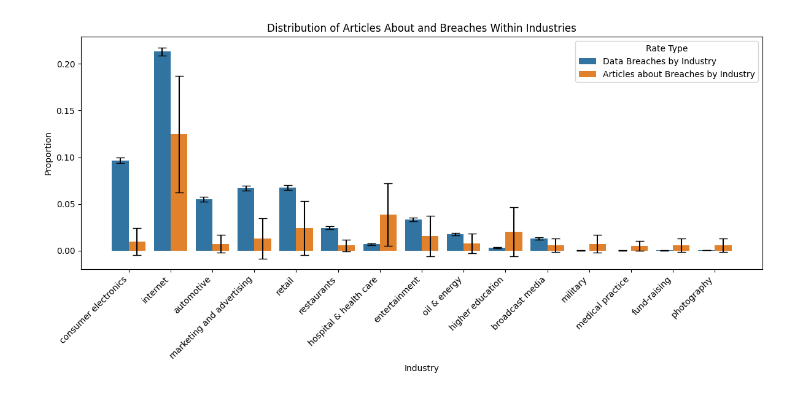
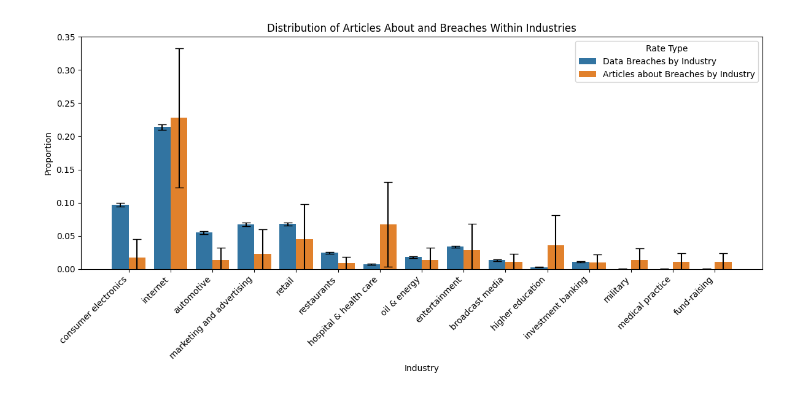
Before and after one commit to Pop101/BreachNews, a Jupyter notebook: viz/distrib_differences/industry_distrib_diff.ipynb, the cells around one changed output. Saved outputs shown, nothing was run; the diff lists cells and outputs as text; code cells hidden in the pictures.

Commit message:
Same fixes, different chart

```diff
--- a/viz/distrib_differences/industry_distrib_diff.ipynb
+++ b/viz/distrib_differences/industry_distrib_diff.ipynb
@@ -20,7 +20,7 @@ df_breach     = pd.read_csv("../../data/article_company_breach/left_joined_breac
 # %%
 # Bootstrap CI for the number of articles per industry
 def calc_distrib(subdf):
-    return subdf["industry"].value_counts() / len(subdf)
+    return subdf["industry"].value_counts() / subdf["industry"].count()
 
 base_rates   = bootstrap_ci(df_company, calc_distrib, frac=1, n=1000)
 breach_rates = bootstrap_ci(df_breach, calc_distrib, frac=1, n=1000)
@@ -45,7 +45,9 @@ def ci_diff(ci_x, ci_y):
         return ci_y[0] - ci_x[1]
     else:
         # Ideally, return 0, but so that some of the options still mean something, return a small value
-        return 1e-10 * np.mean([ci_x[1] - ci_y[0], ci_y[1] - ci_x[0]])
+        return 1e-20 * np.abs(np.mean(ci_x) - np.mean(ci_y))
 
 df["max_diff"] = df.apply(lambda x: ci_diff(x["count_base"], x["count_breach"]), axis=1)
 selected_industries = df.sort_values("max_diff", ascending=False).head(N).index
+
+selected_industries = ['consumer electronics', 'internet', 'automotive', 'marketing and advertising', 'retail', 'restaurants', 'hospital & health care', 'oil & energy', 'entertainment', 'broadcast media', 'higher education', 'investment banking', 'military', 'medical practice', 'fund-raising']
@@ -64,32 +86,32 @@ df_viz["Error"] = df_viz.apply(lambda x: df.loc[x["industry"]]["error_base"] if
 plt.figure(figsize=(12, 6))
 barplot = sns.barplot(
     data=df_viz,
     x="industry",
     y="Rate",
     hue="Rate Type",
     #palette="muted",
     errorbar=None
 )
 
 # Add error bars manually
 for i, bar in enumerate(list(barplot.patches)[:-2]):
     # Calculate position
     group_index = i // 2  # Each group (Industry) has 2 bars
     error = df_viz["Error"].iloc[i]
     plt.errorbar(
         bar.get_x() + bar.get_width() / 2,  # Center of the bar
         bar.get_height(),  # Top of the bar
         yerr=error,  # Error value
         fmt="none",  # No marker
         c="black",  # Color of error bars
         capsize=5  # Cap size
     )
-
+barplot.set_ylim(0, 0.35)
 plt.title("Distribution of Articles About and Breaches Within Industries")
 plt.xlabel("Industry")
 plt.ylabel("Proportion")
 plt.legend(title="Rate Type", labels=["Data Breaches by Industry", "Articles about Breaches by Industry"])
 plt.xticks(rotation=45, ha="right")
 plt.tight_layout()
 # %% [output]
-[figure, old version]
+[figure, new version]
```
Also changed, not shown: parts of 1 cell of this notebook.
